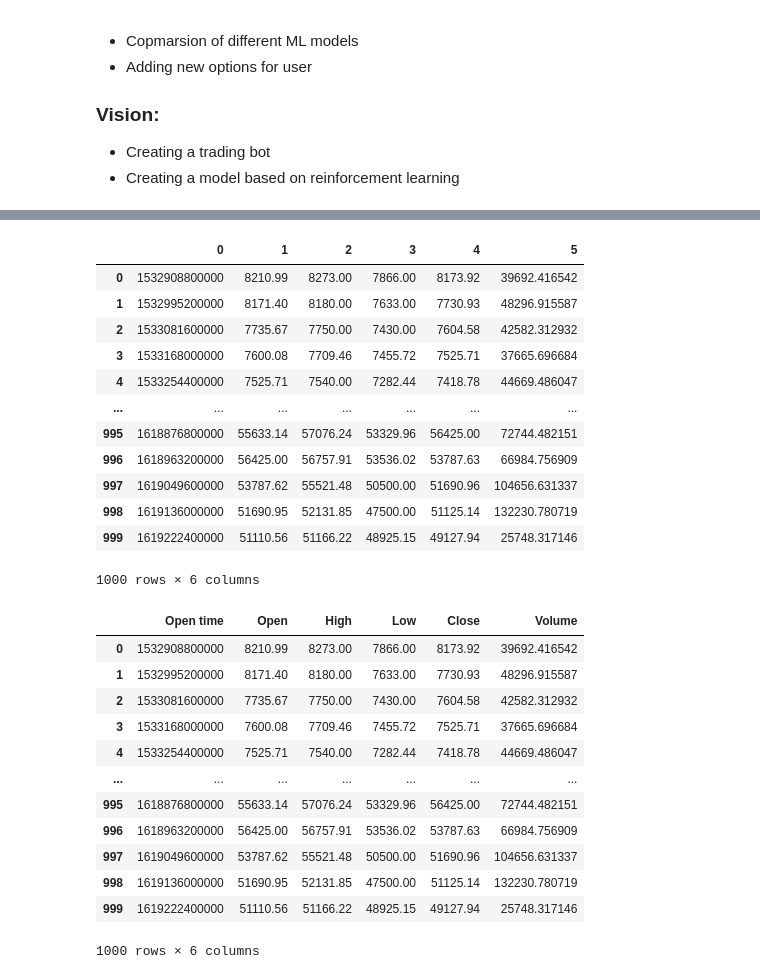
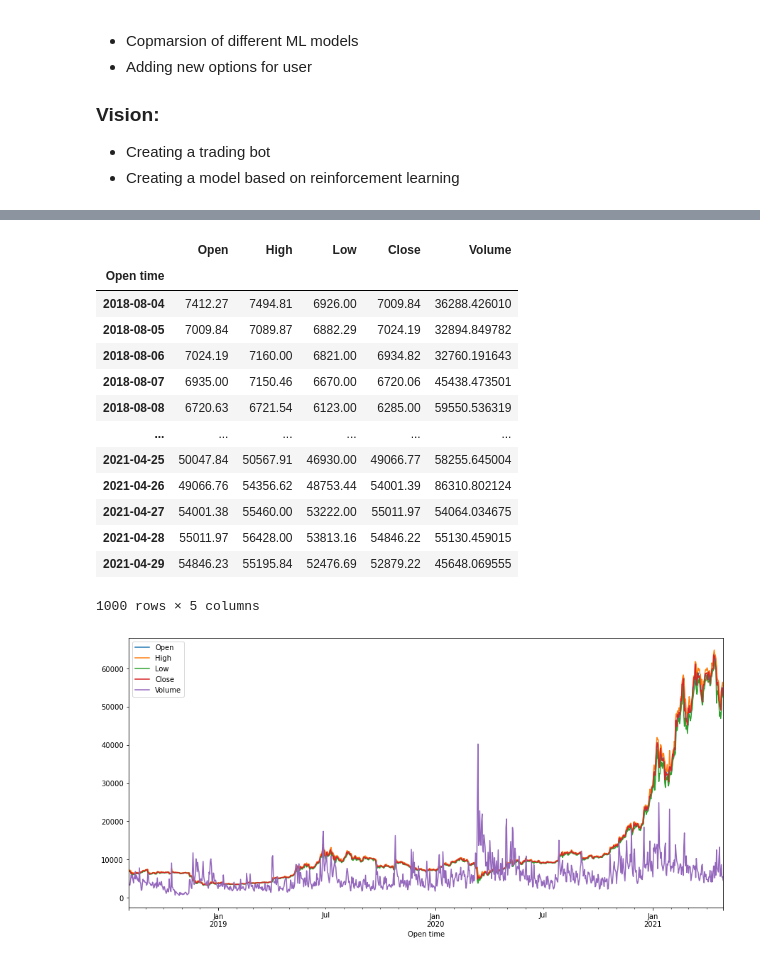
Before and after one commit to Adam-Palacz/crypto_ml, a Jupyter notebook: crypto_ml.ipynb, the cells around one changed output, grey strips where cells are left out. Saved outputs shown, nothing was run; the diff lists cells and outputs as text; code cells hidden in the pictures.

```diff
--- a/crypto_ml.ipynb
+++ b/crypto_ml.ipynb
@@ -82,34 +73,30 @@ del_columns
-# %%
-historical_price = historical_price.drop(del_columns, axis=1)
-historical_price
-# %% [output]
-|  | 0 | 1 | 2 | 3 | 4 | 5 |
-| 0 | 1532908800000 | 8210.99 | 8273.00 | 7866.00 | 8173.92 | 39692.416542 |
-| 1 | 1532995200000 | 8171.40 | 8180.00 | 7633.00 | 7730.93 | 48296.915587 |
-| 2 | 1533081600000 | 7735.67 | 7750.00 | 7430.00 | 7604.58 | 42582.312932 |
-| 3 | 1533168000000 | 7600.08 | 7709.46 | 7455.72 | 7525.71 | 37665.696684 |
-| 4 | 1533254400000 | 7525.71 | 7540.00 | 7282.44 | 7418.78 | 44669.486047 |
-| ... | ... | ... | ... | ... | ... | ... |
-| 995 | 1618876800000 | 55633.14 | 57076.24 | 53329.96 | 56425.00 | 72744.482151 |
-| 996 | 1618963200000 | 56425.00 | 56757.91 | 53536.02 | 53787.63 | 66984.756909 |
-| 997 | 1619049600000 | 53787.62 | 55521.48 | 50500.00 | 51690.96 | 104656.631337 |
-| 998 | 1619136000000 | 51690.95 | 52131.85 | 47500.00 | 51125.14 | 132230.780719 |
-| 999 | 1619222400000 | 51110.56 | 51166.22 | 48925.15 | 49127.94 | 25748.317146 |
-1000 rows × 6 columns
 # %%
+historical_price = pd.read_json(r_historical_price.text)
+
+del_columns = historical_price.iloc[:,6:]
+historical_price = historical_price.drop(del_columns, axis=1)
 historical_price = historical_price.rename(columns={0:'Open time', 1:'Open', 2:'High', 3:'Low', 4:'Close', 5:'Volume'})
+historical_price['Open time'] = pd.to_datetime(historical_price['Open time'], unit="ms")
+historical_price = historical_price.set_index('Open time')
+
+plot_price = historical_price.copy()
+plot_price['Volume'] = plot_price['Volume']/10
+plot_price.plot(figsize=(15,7))
+
 historical_price
 # %% [output]
-|  | Open time | Open | High | Low | Close | Volume |
-| 0 | 1532908800000 | 8210.99 | 8273.00 | 7866.00 | 8173.92 | 39692.416542 |
-| 1 | 1532995200000 | 8171.40 | 8180.00 | 7633.00 | 7730.93 | 48296.915587 |
-| 2 | 1533081600000 | 7735.67 | 7750.00 | 7430.00 | 7604.58 | 42582.312932 |
-| 3 | 1533168000000 | 7600.08 | 7709.46 | 7455.72 | 7525.71 | 37665.696684 |
-| 4 | 1533254400000 | 7525.71 | 7540.00 | 7282.44 | 7418.78 | 44669.486047 |
-| ... | ... | ... | ... | ... | ... | ... |
-| 995 | 1618876800000 | 55633.14 | 57076.24 | 53329.96 | 56425.00 | 72744.482151 |
-| 996 | 1618963200000 | 56425.00 | 56757.91 | 53536.02 | 53787.63 | 66984.756909 |
-| 997 | 1619049600000 | 53787.62 | 55521.48 | 50500.00 | 51690.96 | 104656.631337 |
-| 998 | 1619136000000 | 51690.95 | 52131.85 | 47500.00 | 51125.14 | 132230.780719 |
-| 999 | 1619222400000 | 51110.56 | 51166.22 | 48925.15 | 49127.94 | 25748.317146 |
+|  | Open | High | Low | Close | Volume |
+| Open time |  |  |  |  |  |
+| 2018-08-04 | 7412.27 | 7494.81 | 6926.00 | 7009.84 | 36288.426010 |
+| 2018-08-05 | 7009.84 | 7089.87 | 6882.29 | 7024.19 | 32894.849782 |
+| 2018-08-06 | 7024.19 | 7160.00 | 6821.00 | 6934.82 | 32760.191643 |
+| 2018-08-07 | 6935.00 | 7150.46 | 6670.00 | 6720.06 | 45438.473501 |
+| 2018-08-08 | 6720.63 | 6721.54 | 6123.00 | 6285.00 | 59550.536319 |
+| ... | ... | ... | ... | ... | ... |
+| 2021-04-25 | 50047.84 | 50567.91 | 46930.00 | 49066.77 | 58255.645004 |
+| 2021-04-26 | 49066.76 | 54356.62 | 48753.44 | 54001.39 | 86310.802124 |
+| 2021-04-27 | 54001.38 | 55460.00 | 53222.00 | 55011.97 | 54064.034675 |
+| 2021-04-28 | 55011.97 | 56428.00 | 53813.16 | 54846.22 | 55130.459015 |
+| 2021-04-29 | 54846.23 | 55195.84 | 52476.69 | 52879.22 | 45648.069555 |
-1000 rows × 6 columns
+1000 rows × 5 columns
+[figure, added]
```
Also changed, not shown: parts of 16 cells of this notebook.
